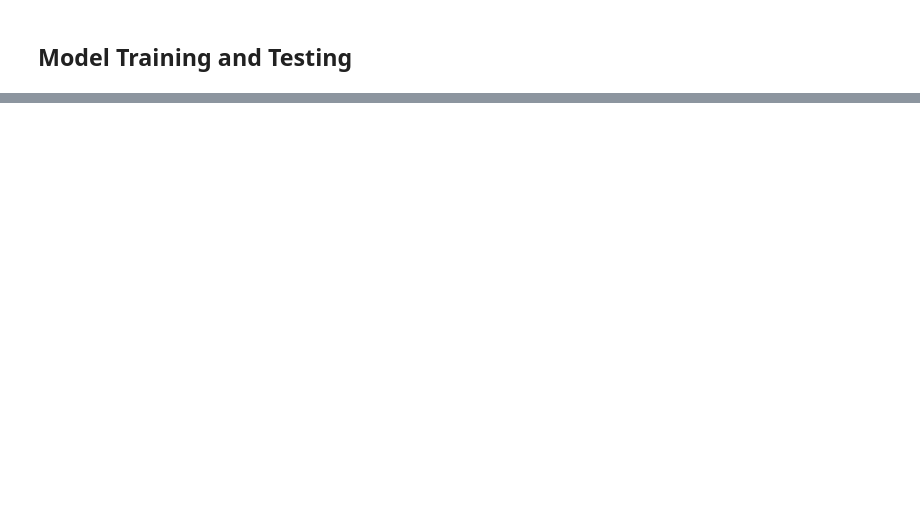
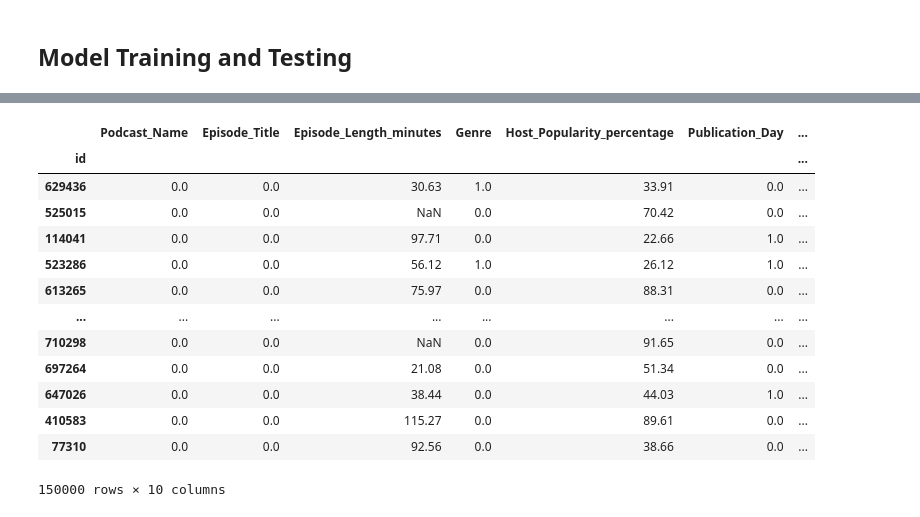
Before and after one commit to Enzo-Olivieri/Kaggle-S5-EP-4, a Jupyter notebook: listening_time_model.ipynb, the cells around one changed output, grey strips where cells are left out. Drawn from its saved outputs; the diff is of its cells as text; code cells hidden in the pictures; blank space fills up the shorter version.

```diff
--- a/listening_time_model.ipynb
+++ b/listening_time_model.ipynb
@@ -166,8 +182,9 @@ TypeError: LabelEncoder.fit_transform() takes 2 positional arguments but 3 were
 
 cat_features = [col for col in X_train.columns if X_train[col].dtype == "category"]
 
-label_encoder = LabelEncoder()
+OH_encoder = OneHotEncoder(sparse_output=False)
 
-for cat_feat in cat_features:
-    X_train[cat_feat] = label_encoder.fit_transform(X_train[cat_feat])
-    X_val[cat_feat] = label_encoder.transform(X_val[cat_feat])
+OH_encoder_train = OH_encoder.fit_transform(pd.DataFrame(X_train[cat_features]))
+OH_encoder_val = OH_encoder.fit(pd.DataFrame(X_val[cat_features]))
+
+OH_encoder_train
@@ -207,3 +232,20 @@ RMSE
+# %%
+X_val
+# %% [output]
+|  | Podcast_Name | Episode_Title | Episode_Length_minutes | Genre | Host_Popularity_percentage | Publication_Day | ... |
+| id |  |  |  |  |  |  | ... |
+| 629436 | 0.0 | 0.0 | 30.63 | 1.0 | 33.91 | 0.0 | ... |
+| 525015 | 0.0 | 0.0 | NaN | 0.0 | 70.42 | 0.0 | ... |
+| 114041 | 0.0 | 0.0 | 97.71 | 0.0 | 22.66 | 1.0 | ... |
+| 523286 | 0.0 | 0.0 | 56.12 | 1.0 | 26.12 | 1.0 | ... |
+| 613265 | 0.0 | 0.0 | 75.97 | 0.0 | 88.31 | 0.0 | ... |
+| ... | ... | ... | ... | ... | ... | ... | ... |
+| 710298 | 0.0 | 0.0 | NaN | 0.0 | 91.65 | 0.0 | ... |
+| 697264 | 0.0 | 0.0 | 21.08 | 0.0 | 51.34 | 0.0 | ... |
+| 647026 | 0.0 | 0.0 | 38.44 | 0.0 | 44.03 | 1.0 | ... |
+| 410583 | 0.0 | 0.0 | 115.27 | 0.0 | 89.61 | 0.0 | ... |
+| 77310 | 0.0 | 0.0 | 92.56 | 0.0 | 38.66 | 0.0 | ... |
+150000 rows × 10 columns
 # %%
 # first try, no cat or num imputing: 13.088236576209288
 # with label encoding: 13.031150146367553
```
Also changed, not shown: parts of 7 cells of this notebook.
